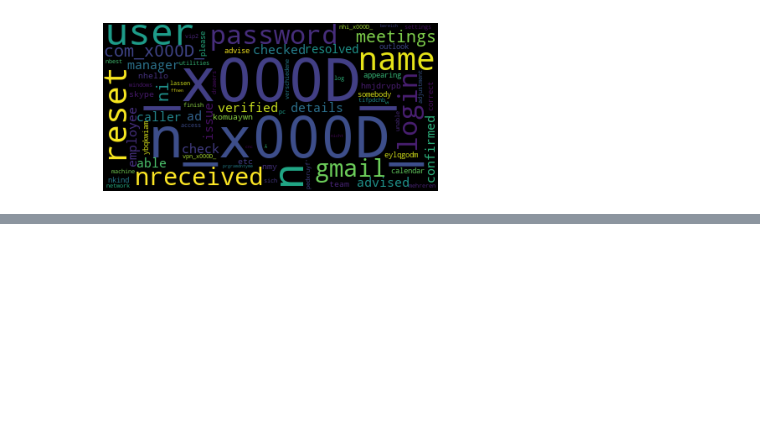
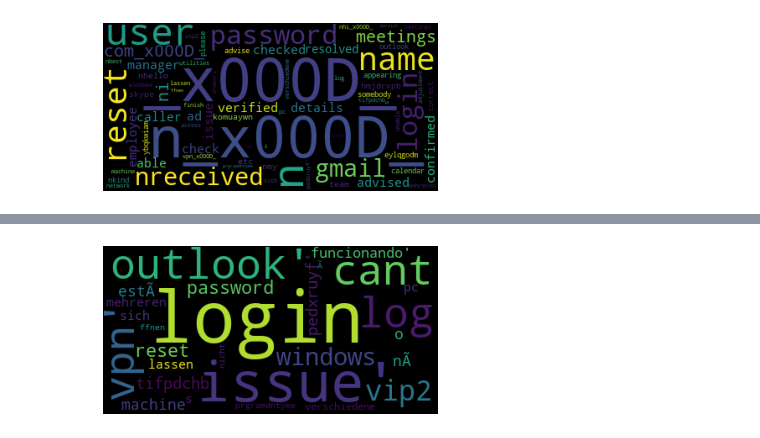
Before and after one commit to SwasthikaVenkat/Assignment-ticket-classification, a Jupyter notebook: Untitled.ipynb, the cells around one changed output, grey strips where cells are left out. Cells and saved outputs as stored; diff of their text form; code cells hidden in the pictures; blank space fills up the shorter version.

```diff
--- a/Untitled.ipynb
+++ b/Untitled.ipynb
@@ -89,0 +70,8 @@ NameError: name 'title' is not defined
+# %%
+wordcloud = WordCloud().generate(str(text1))
+
+plt.imshow(wordcloud)
+plt.axis("off")
+plt.show()
+# %% [output]
+[figure, added]
```
Also changed, not shown: parts of 3 cells of this notebook.
